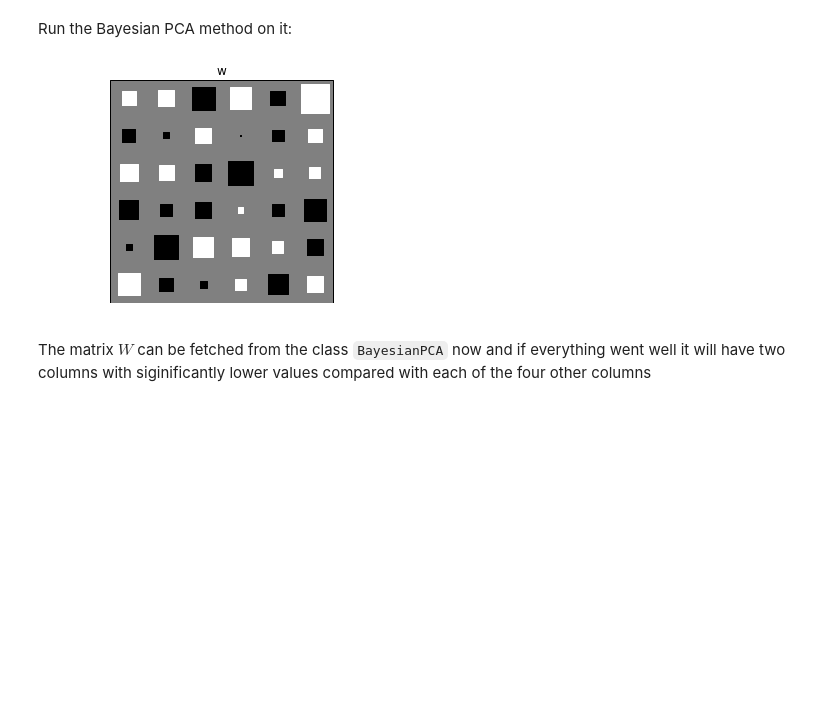
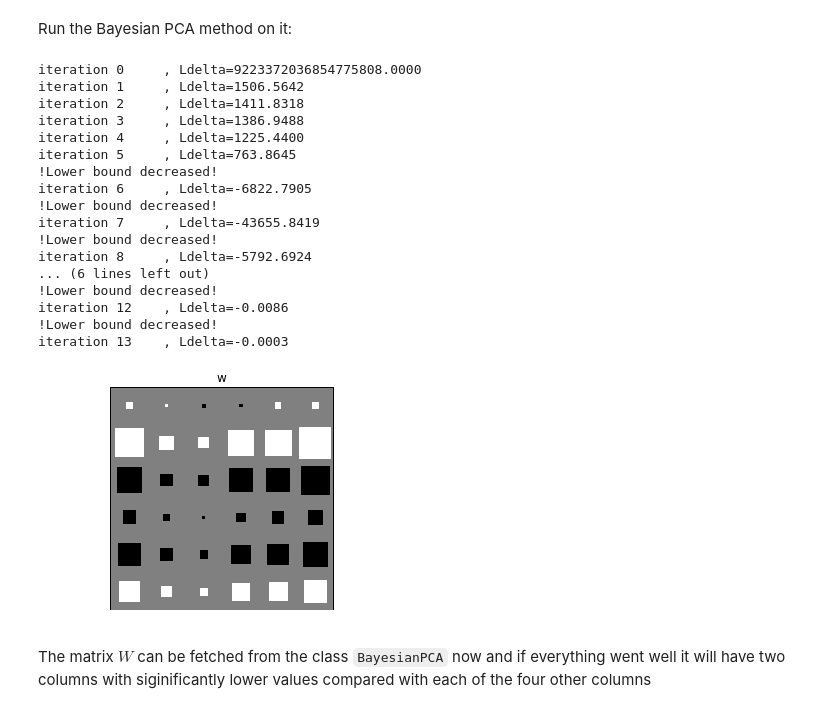
Before and after one commit to stablum/mlpm, a Jupyter notebook: 3/lab03_Belle_Mennes_Stablum.ipynb, the cells around one changed output. Saved outputs shown, nothing was run; the diff lists cells and outputs as text; code cells hidden in the pictures; blank space fills up the shorter version.

```diff
--- a/3/lab03_Belle_Mennes_Stablum.ipynb
+++ b/3/lab03_Belle_Mennes_Stablum.ipynb
@@ -685,9 +685,9 @@ class BayesianPCA(object):
         self.sigma_mu = np.random.randn(d, d)
         self.means_w = np.random.randn(d, d)
         self.sigma_w = np.random.randn(d, d)
-        self.a_alpha_tilde = self.a_alpha + d/2.0
+        self.a_alpha_tilde = np.array([self.a_alpha + d/2.0])
         self.bs_alpha_tilde = np.abs(np.random.randn(d, 1))
-        self.a_tau_tilde = self.a_tau + (N*d)/2.0
+        self.a_tau_tilde = np.array([self.a_tau + (N*d)/2.0])
         self.b_tau_tilde = np.abs(np.random.randn(1))
 
     # WtW = E[W.t W]. element WtW(i,j) = sum_d E[W_id * W_dj] = sum_d cov(W_id, W_dj) + E[W_id] * E[W_dj]
@@ -815,7 +815,8 @@ class BayesianPCA(object):
         p_w_alpha = (self.d / float(4) ) * np.log(2 * np.pi)
         p_w_alpha_temp = (self.d * (sp.psi(self.a_alpha_tilde[0] )) )
         p_w_alpha_temp -= sum( map ( lambda x:  np.log( x ), self.bs_alpha_tilde))
-        p_w_alpha_temp -= sum (map ( lambda x:  ((self.d * (self.a_alpha_tilde[0]**2 + self.a_alpha_tilde[0] )) / (x**2)),
+        p_w_alpha_temp -= sum (map ( lambda x:  ((self.d * (self.a_alpha_tilde[0]**2 + \
+                                                            self.a_alpha_tilde[0] )) / (x**2)),
                                     self.bs_alpha_tilde))
         p_w_alpha = p_w_alpha * p_w_alpha_temp
 
@@ -886,29 +887,30 @@ We implemented the learning algorithm (iteratively optimizing each of the Q-dist
 For convergence we  compare  the lower bound  (see section 2.1) change with a specific value $\epsilon$ , and we can also set a maximum number of iterations as well.
 # %%
 
-def learnBPCA(D, epsilon=0.01, maxIterations=sys.maxint) :
+def learnBPCA(D, epsilon=0.01, maxIterations=sys.maxint, printInterval=100) :
 
     [d,N] = shape(D)
     bPCA = BayesianPCA(d, N)
 
-    prevL = -1 * sys.maxint
+    prevL = 0
     L = None
     Ldelta = sys.maxint
 
     iteration = 0
-    while(Ldelta > epsilon and iteration < maxIterations):
+    while(abs(Ldelta) > epsilon and iteration < maxIterations):
 
         bPCA.fit(D)
 
         L = bPCA.L(D)
-        Ldelta = L - prevL
+        if iteration > 0:
+            Ldelta = L - prevL
+            if Ldelta < 0:
+                print ("!Lower bound decreased!")
+
         prevL = L
 
-        if Ldelta < 0:
-            raise Exception("Lower bound decreased")
-
-        if iteration % 100 == 0:
-            print "iteration %d" % iteration
+        if iteration % printInterval == 0:
+            print "iteration %d\t, Ldelta=%.4f" % (iteration, Ldelta)
 
         iteration+= 1
 
@@ -1039,16 +1043,32 @@ Plot of dimensions [4, 5, 0] of the data
 # %% [markdown]
 Run the Bayesian PCA method on it:
 # %%
-N = 1000
+N = 100
 data = numpy.random.multivariate_normal(means, covariance, (N)).T
 
 
+W = learnBPCA(data,epsilon=0.001,maxIterations=100, printInterval=1)
 
-W = learnBPCA(data,epsilon=0.05, maxIterations=100)
-
-plotHinton( W)
+plotHinton(W)
 # %% [output]
+iteration 0     , Ldelta=9223372036854775808.0000
+iteration 1     , Ldelta=1506.5642
+iteration 2     , Ldelta=1411.8318
+iteration 3     , Ldelta=1386.9488
+iteration 4     , Ldelta=1225.4400
+iteration 5     , Ldelta=763.8645
+!Lower bound decreased!
+iteration 6     , Ldelta=-6822.7905
+!Lower bound decreased!
+iteration 7     , Ldelta=-43655.8419
+!Lower bound decreased!
+iteration 8     , Ldelta=-5792.6924
+... (6 lines left out)
+!Lower bound decreased!
+iteration 12    , Ldelta=-0.0086
+!Lower bound decreased!
+iteration 13    , Ldelta=-0.0003
-[figure, old version]
+[figure, new version]
 # %% [markdown]
 The matrix $W$ can be fetched from the class `BayesianPCA` now and if everything went well it will have two columns with siginificantly lower values compared with each of the four other columns
 # %% [markdown]
```
Also changed, not shown: parts of 7 cells of this notebook.
